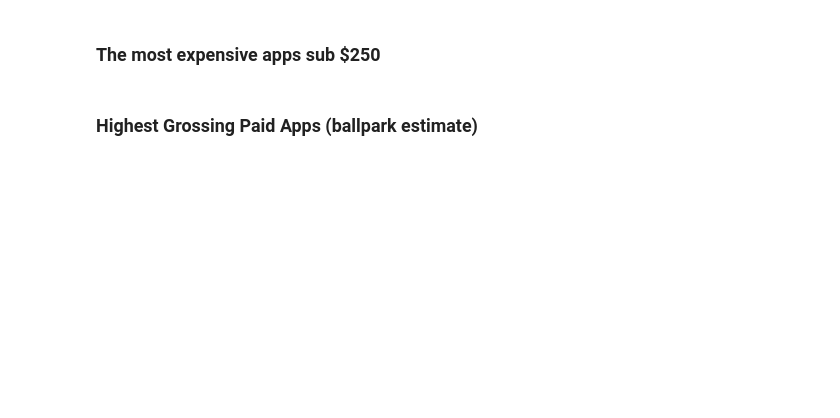
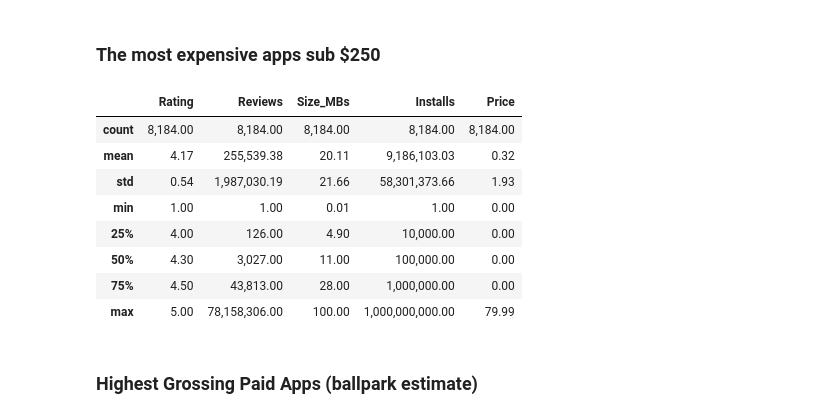
Before and after one commit to RafaelMoralesGallegos/100-days-of-Python, a Jupyter notebook: Day_76_Plotly/Google Play Store App Analytics.ipynb, the cells around one changed output. Cells and saved outputs as stored; diff of their text form; code cells hidden in the pictures; blank space fills up the shorter version.

```diff
--- a/Day_76_Plotly/Google Play Store App Analytics.ipynb
+++ b/Day_76_Plotly/Google Play Store App Analytics.ipynb
@@ -205,0 +252,4 @@ Convert the number of installations (the Installs column) to a numeric data type
+# %%
+df_apps_clean['Installs'] = df_apps_clean['Installs'].str.replace(',', '')
+df_apps_clean['Installs'] = (df_apps_clean['Installs']).astype(int)
+print(df_apps_clean['Installs'].dtype)
@@ -213,3 +286,7 @@ Let's examine the Price column more closely.
 Remove all apps that cost more than $250 from the `df_apps_clean` DataFrame.
 
 Add a column called 'Revenue_Estimate' to the DataFrame. This column should hold the price of the app times the number of installs. What are the top 10 highest grossing paid apps according to this estimate? Out of the top 10 highest grossing paid apps, how many are games?
+# %%
+df_apps_clean['Price'] = df_apps_clean['Price'].str.replace('$', '')
+df_apps_clean['Price'] = (df_apps_clean['Price']).astype(float)
+print(df_apps_clean['Price'].dtype)
@@ -216,4 +316,17 @@ Add a column called 'Revenue_Estimate' to the DataFrame. This column should hold
 # %% [markdown]
 ### The most expensive apps sub $250
+# %%
+df_apps_clean = df_apps_clean[~(df_apps_clean['Price'] > 250)]
+df_apps_clean.describe()
+# %% [output]
+|  | Rating | Reviews | Size_MBs | Installs | Price |
+| count | 8,184.00 | 8,184.00 | 8,184.00 | 8,184.00 | 8,184.00 |
+| mean | 4.17 | 255,539.38 | 20.11 | 9,186,103.03 | 0.32 |
+| std | 0.54 | 1,987,030.19 | 21.66 | 58,301,373.66 | 1.93 |
+| min | 1.00 | 1.00 | 0.01 | 1.00 | 0.00 |
+| 25% | 4.00 | 126.00 | 4.90 | 10,000.00 | 0.00 |
+| 50% | 4.30 | 3,027.00 | 11.00 | 100,000.00 | 0.00 |
+| 75% | 4.50 | 43,813.00 | 28.00 | 1,000,000.00 | 0.00 |
+| max | 5.00 | 78,158,306.00 | 100.00 | 1,000,000,000.00 | 79.99 |
 # %% [markdown]
 ### Highest Grossing Paid Apps (ballpark estimate)
```
Also changed, not shown: parts of 9 cells of this notebook.
